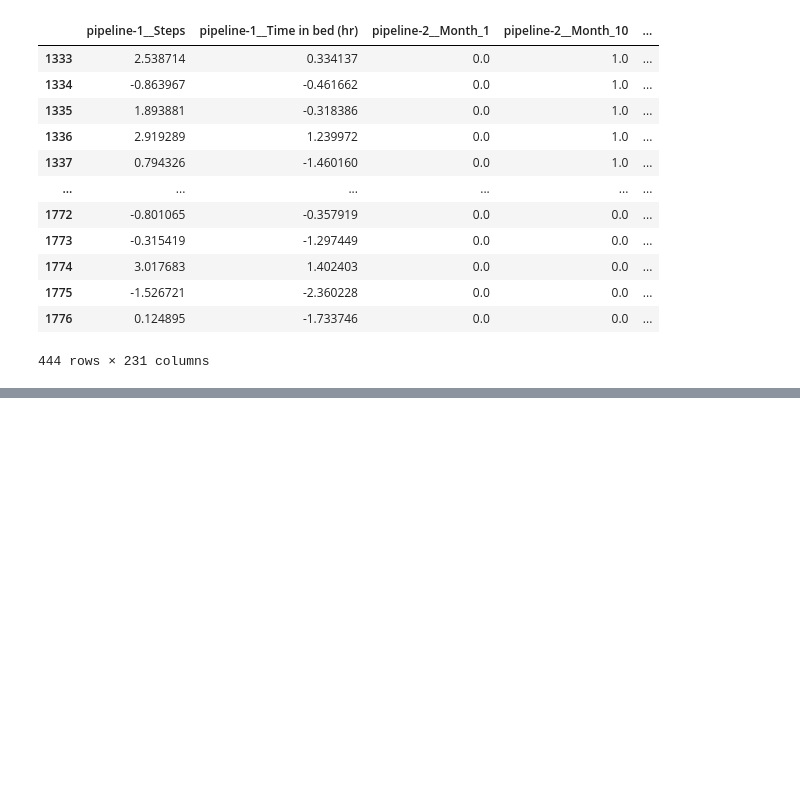
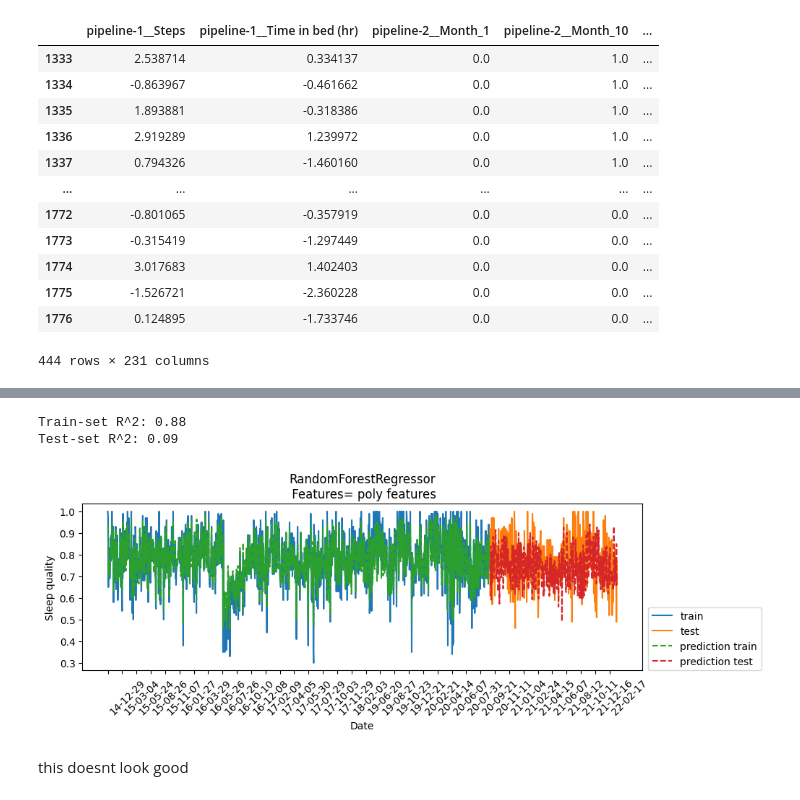
Before and after one commit to ricd99/endToEndML, a Jupyter notebook: notebooks/EDA_clean.ipynb, the cells around one changed output, grey strips where cells are left out. Drawn from its saved outputs; the diff is of its cells as text; code cells hidden in the pictures; blank space fills up the shorter version.

```diff
--- a/notebooks/EDA_clean.ipynb
+++ b/notebooks/EDA_clean.ipynb
@@ -927,0 +901,8 @@ preprocess_predict
+# %%
+eval_on_features(X_train_poly, X_test_poly, y_train_poly, y_test_poly, rf, xtick_labels=xtick_labels, feat_names="poly features")
+# %% [output]
+Train-set R^2: 0.88
+Test-set R^2: 0.09
+[figure, added]
+# %% [markdown]
+this doesnt look good
```
Also changed, not shown: parts of 9 cells of this notebook.
